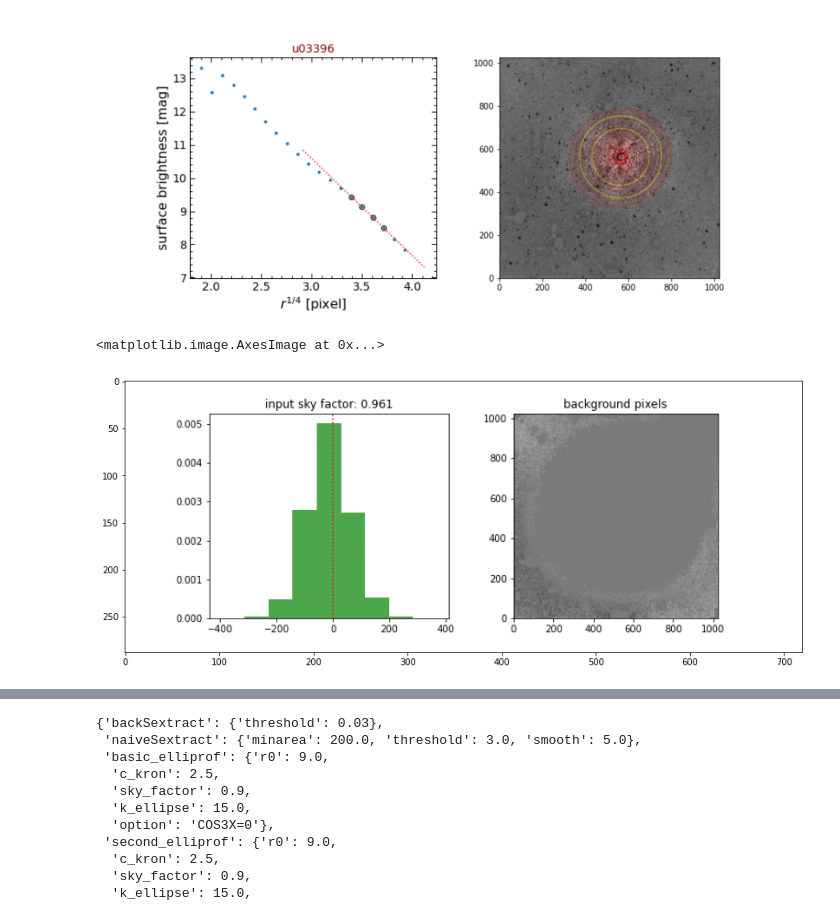
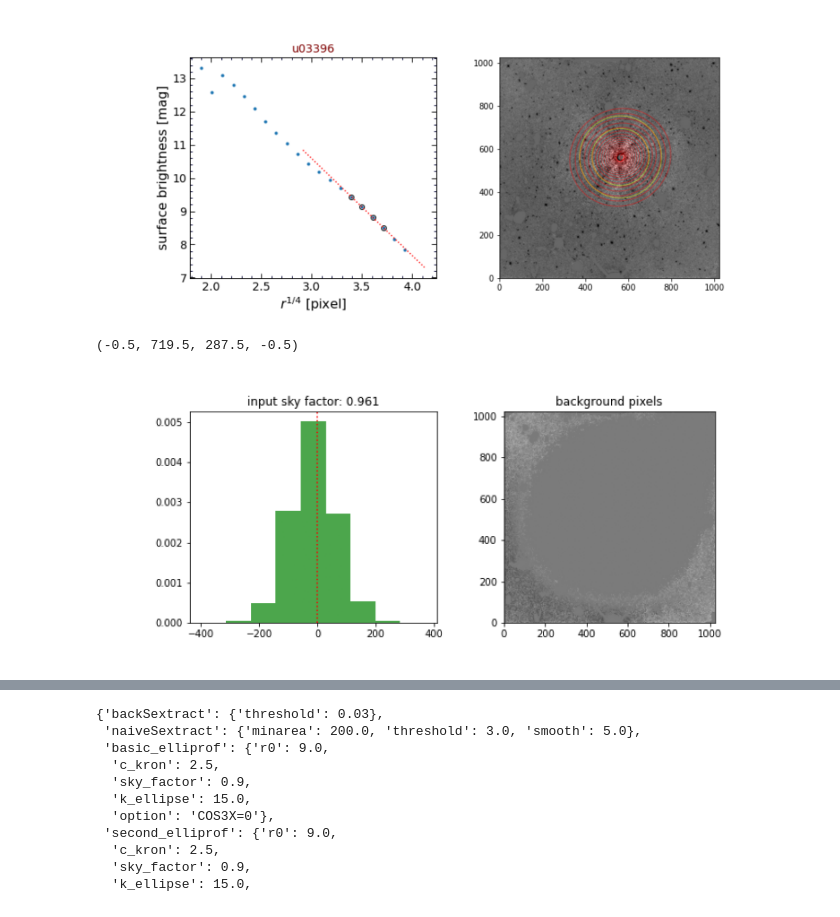
Before and after one commit to ekourkchi/old-SBF, a Jupyter notebook: notebooks/SeePlots_elliprof_function.ipynb, the cells around one changed output, grey strips where cells are left out. Saved outputs shown, nothing was run; the diff lists cells and outputs as text; code cells hidden in the pictures.

```diff
--- a/notebooks/SeePlots_elliprof_function.ipynb
+++ b/notebooks/SeePlots_elliprof_function.ipynb
@@ -139,12 +162,13 @@ plt.axis('off')
 # %%
 _, ax = plt.subplots(figsize=(14,7))
 
 figName = objRoot+'/'+name+'_updated_back.png'
 im = img.imread(figName)
 ax.imshow(im)
+plt.axis('off')
 # %% [output]
-<matplotlib.image.AxesImage at 0x...>
+(-0.5, 719.5, 287.5, -0.5)
-[figure, old version]
+[figure, new version]
 # %%
 plot_scale = 'sqrt'    # 'log'
 csv_name = objRoot+'/'+name+'_iterative_sky_optimizer.csv'
```
Also changed, not shown: parts of 4 cells of this notebook, 3 other files.
